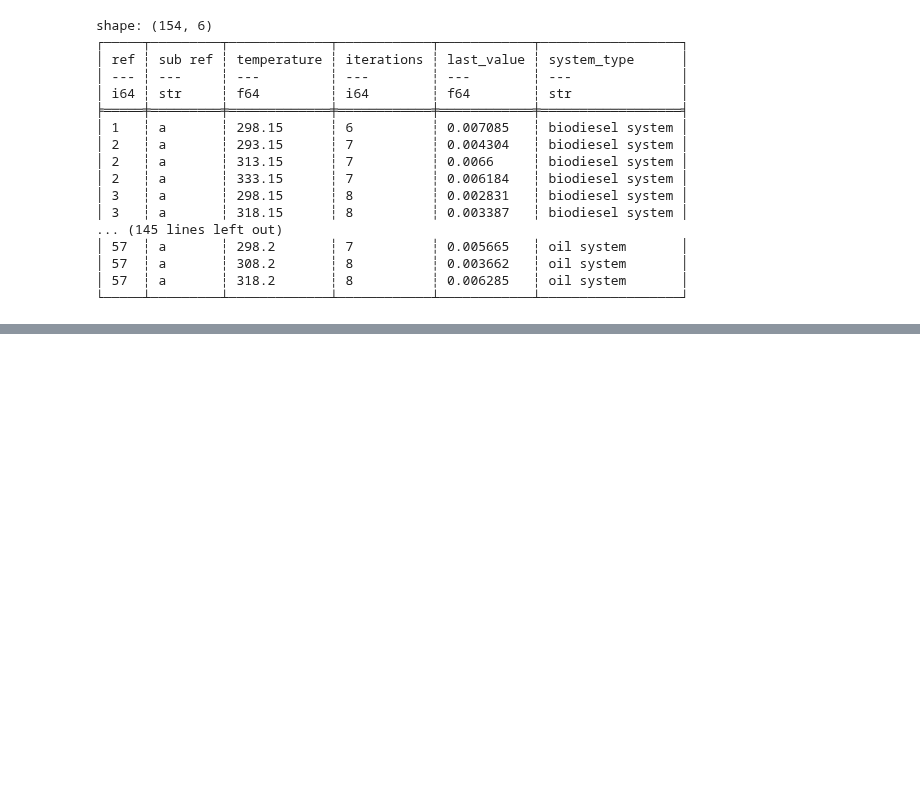
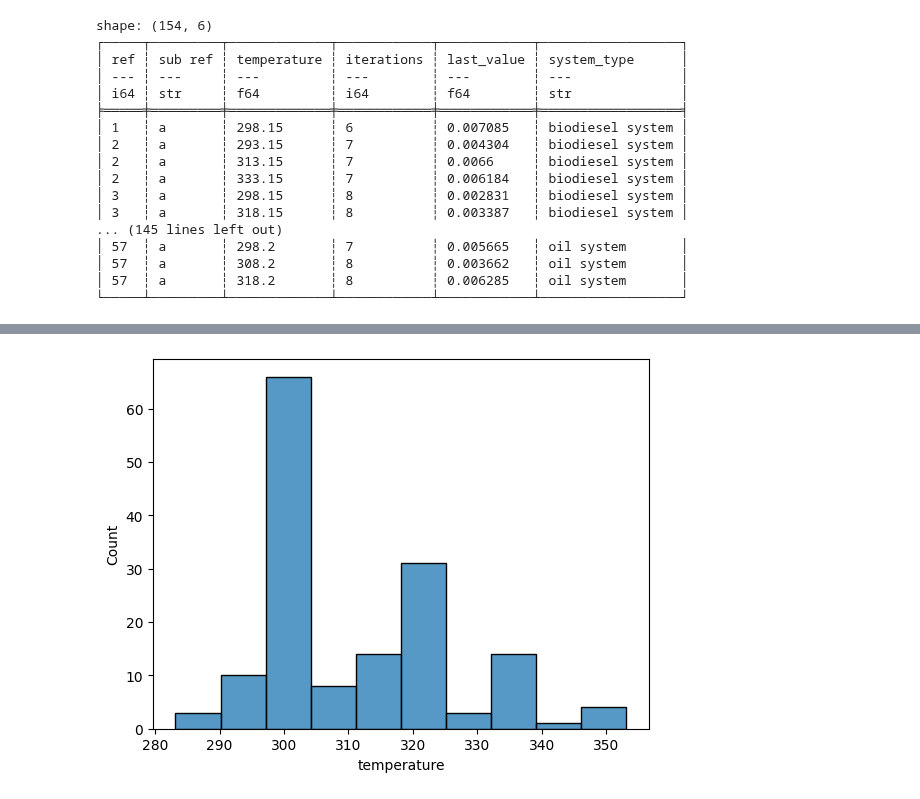
Before and after one commit to Juandhb99/ThermOleo, a Jupyter notebook: Evaluation/comp_eval.ipynb, the cells around one changed output, grey strips where cells are left out. Drawn from its saved outputs; the diff is of its cells as text; code cells hidden in the pictures; blank space fills up the shorter version.

```diff
--- a/Evaluation/comp_eval.ipynb
+++ b/Evaluation/comp_eval.ipynb
@@ -232,0 +284,5 @@ shape: (154, 6)
+# %%
+sns.histplot(data=iteration_analysis.to_pandas(), x="temperature")
+plt.show()
+# %% [output]
+[figure, added]
```
Also changed, not shown: parts of 4 cells of this notebook, 1 other file.
